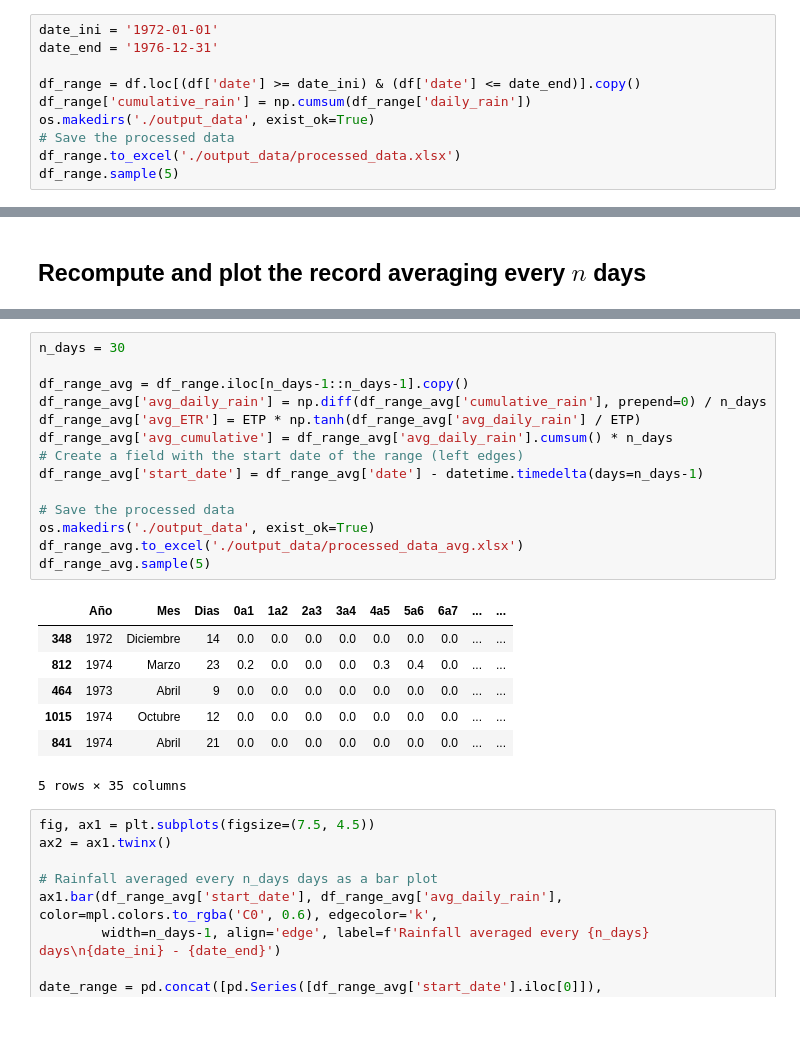
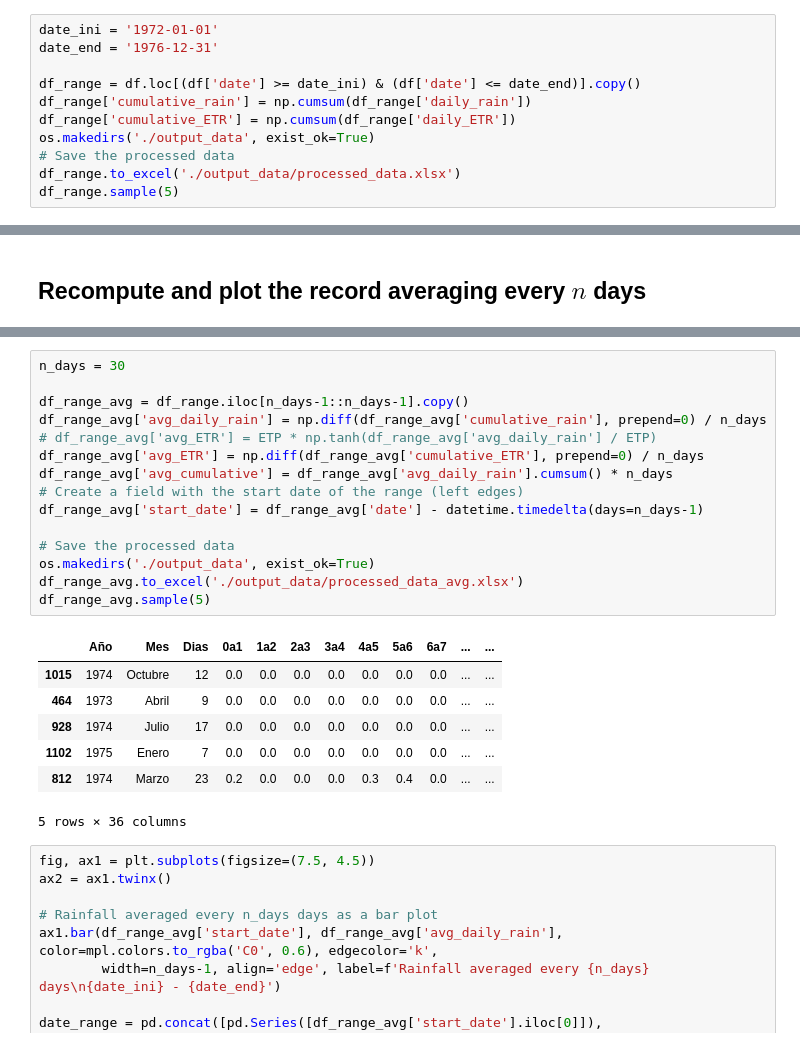
Before and after one commit to AppliedMechanics-EAFIT/irrigation_and_drainage_eng, a Jupyter notebook: notebooks/rainfall_record_processing.ipynb, the cells around one changed output, grey strips where cells are left out. Saved outputs shown, nothing was run; the diff lists cells and outputs as text.

```diff
--- a/notebooks/rainfall_record_processing.ipynb
+++ b/notebooks/rainfall_record_processing.ipynb
@@ -141,6 +141,7 @@ date_end = '1976-12-31'
 
 df_range = df.loc[(df['date'] >= date_ini) & (df['date'] <= date_end)].copy()
 df_range['cumulative_rain'] = np.cumsum(df_range['daily_rain'])
+df_range['cumulative_ETR'] = np.cumsum(df_range['daily_ETR'])
 os.makedirs('./output_data', exist_ok=True)
 # Save the processed data
 df_range.to_excel('./output_data/processed_data.xlsx')
@@ -269,25 +286,26 @@ plt.show()
 # %%
 n_days = 30
 
 df_range_avg = df_range.iloc[n_days-1::n_days-1].copy()
 df_range_avg['avg_daily_rain'] = np.diff(df_range_avg['cumulative_rain'], prepend=0) / n_days
-df_range_avg['avg_ETR'] = ETP * np.tanh(df_range_avg['avg_daily_rain'] / ETP)
+# df_range_avg['avg_ETR'] = ETP * np.tanh(df_range_avg['avg_daily_rain'] / ETP)
+df_range_avg['avg_ETR'] = np.diff(df_range_avg['cumulative_ETR'], prepend=0) / n_days
 df_range_avg['avg_cumulative'] = df_range_avg['avg_daily_rain'].cumsum() * n_days
 # Create a field with the start date of the range (left edges)
 df_range_avg['start_date'] = df_range_avg['date'] - datetime.timedelta(days=n_days-1)
 
 # Save the processed data
 os.makedirs('./output_data', exist_ok=True)
 df_range_avg.to_excel('./output_data/processed_data_avg.xlsx')
 df_range_avg.sample(5)
 # %% [output]
 |  | Año | Mes | Dias | 0a1 | 1a2 | 2a3 | 3a4 | 4a5 | 5a6 | 6a7 | ... | ... |
-| 348 | 1972 | Diciembre | 14 | 0.0 | 0.0 | 0.0 | 0.0 | 0.0 | 0.0 | 0.0 | ... | ... |
+| 1015 | 1974 | Octubre | 12 | 0.0 | 0.0 | 0.0 | 0.0 | 0.0 | 0.0 | 0.0 | ... | ... |
+| 464 | 1973 | Abril | 9 | 0.0 | 0.0 | 0.0 | 0.0 | 0.0 | 0.0 | 0.0 | ... | ... |
+| 928 | 1974 | Julio | 17 | 0.0 | 0.0 | 0.0 | 0.0 | 0.0 | 0.0 | 0.0 | ... | ... |
+| 1102 | 1975 | Enero | 7 | 0.0 | 0.0 | 0.0 | 0.0 | 0.0 | 0.0 | 0.0 | ... | ... |
 | 812 | 1974 | Marzo | 23 | 0.2 | 0.0 | 0.0 | 0.0 | 0.3 | 0.4 | 0.0 | ... | ... |
-| 464 | 1973 | Abril | 9 | 0.0 | 0.0 | 0.0 | 0.0 | 0.0 | 0.0 | 0.0 | ... | ... |
-| 1015 | 1974 | Octubre | 12 | 0.0 | 0.0 | 0.0 | 0.0 | 0.0 | 0.0 | 0.0 | ... | ... |
-| 841 | 1974 | Abril | 21 | 0.0 | 0.0 | 0.0 | 0.0 | 0.0 | 0.0 | 0.0 | ... | ... |
-5 rows × 35 columns
+5 rows × 36 columns
 # %%
 fig, ax1 = plt.subplots(figsize=(7.5, 4.5))
 ax2 = ax1.twinx()
```
Also changed, not shown: parts of 6 cells of this notebook.
